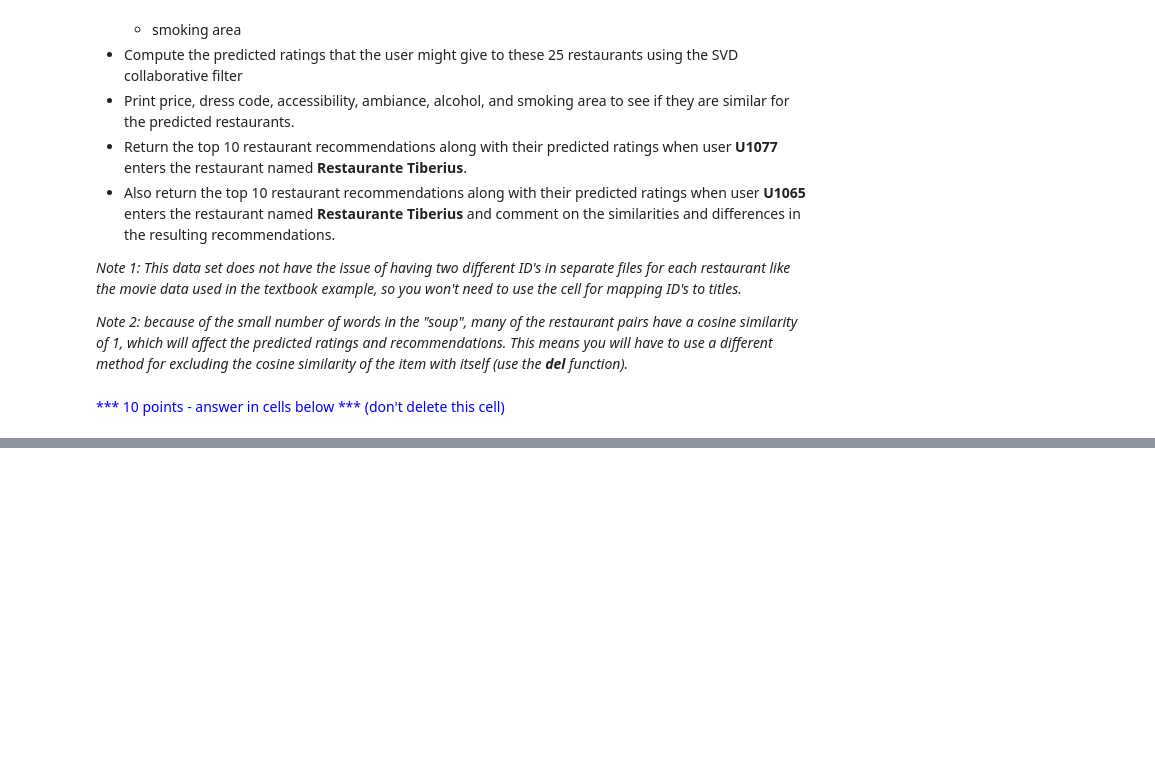
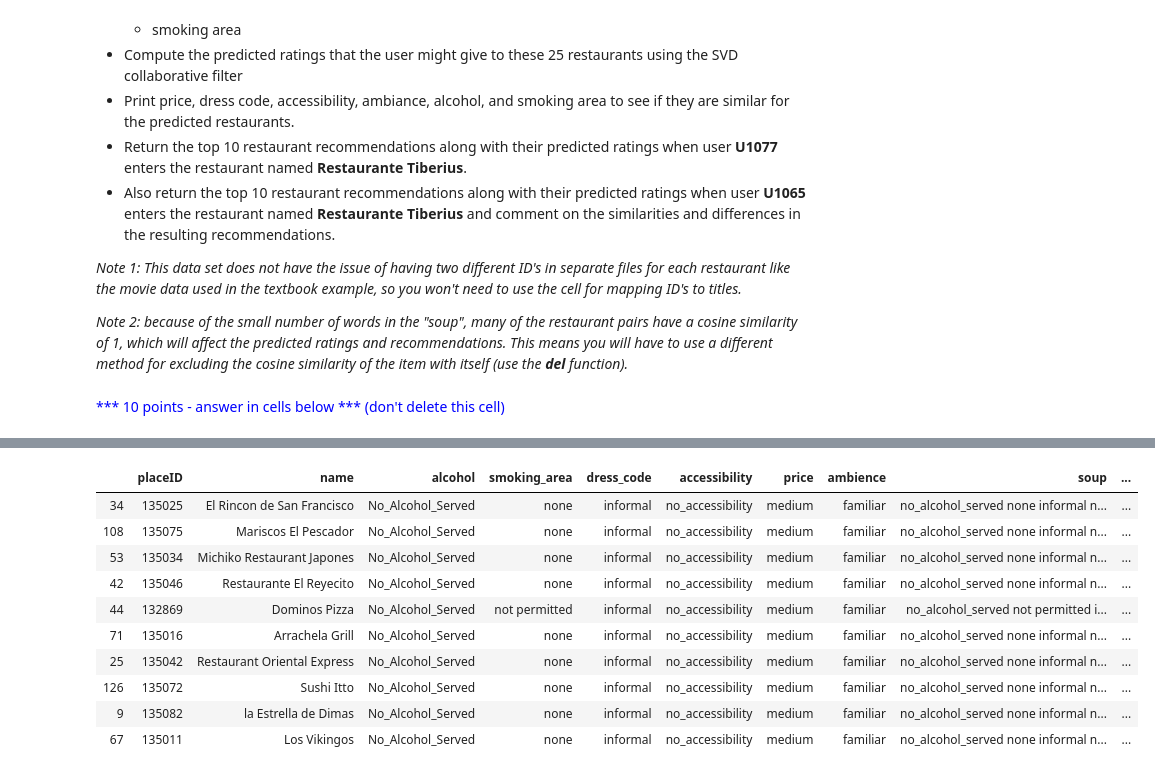
Before and after one commit to seanwhyland/DS775, a Jupyter notebook: lesson_11/Lesson 11 Homework - RecSys 2/Lesson 11 Homework - RecSys 2.ipynb, the cells around one changed output, grey strips where cells are left out. Drawn from its saved outputs; the diff is of its cells as text; code cells hidden in the pictures; blank space fills up the shorter version.

```diff
--- a/lesson_11/Lesson 11 Homework - RecSys 2/Lesson 11 Homework - RecSys 2.ipynb
+++ b/lesson_11/Lesson 11 Homework - RecSys 2/Lesson 11 Homework - RecSys 2.ipynb
@@ -323,0 +352,14 @@ def hybrid(user_id, isbn):
+# %%
+hybrid(geoplaces_df, '1065', 'Restaurante Tiberius')
+# %% [output]
+|  | placeID | name | alcohol | smoking_area | dress_code | accessibility | price | ambience | soup | ... |
+| 34 | 135025 | El Rincon de San Francisco | No_Alcohol_Served | none | informal | no_accessibility | medium | familiar | no_alcohol_served none informal n... | ... |
+| 108 | 135075 | Mariscos El Pescador | No_Alcohol_Served | none | informal | no_accessibility | medium | familiar | no_alcohol_served none informal n... | ... |
+| 53 | 135034 | Michiko Restaurant Japones | No_Alcohol_Served | none | informal | no_accessibility | medium | familiar | no_alcohol_served none informal n... | ... |
+| 42 | 135046 | Restaurante El Reyecito | No_Alcohol_Served | none | informal | no_accessibility | medium | familiar | no_alcohol_served none informal n... | ... |
+| 44 | 132869 | Dominos Pizza | No_Alcohol_Served | not permitted | informal | no_accessibility | medium | familiar | no_alcohol_served not permitted i... | ... |
+| 71 | 135016 | Arrachela Grill | No_Alcohol_Served | none | informal | no_accessibility | medium | familiar | no_alcohol_served none informal n... | ... |
+| 25 | 135042 | Restaurant Oriental Express | No_Alcohol_Served | none | informal | no_accessibility | medium | familiar | no_alcohol_served none informal n... | ... |
+| 126 | 135072 | Sushi Itto | No_Alcohol_Served | none | informal | no_accessibility | medium | familiar | no_alcohol_served none informal n... | ... |
+| 9 | 135082 | la Estrella de Dimas | No_Alcohol_Served | none | informal | no_accessibility | medium | familiar | no_alcohol_served none informal n... | ... |
+| 67 | 135011 | Los Vikingos | No_Alcohol_Served | none | informal | no_accessibility | medium | familiar | no_alcohol_served none informal n... | ... |
```
Also changed, not shown: parts of 7 cells of this notebook, 2 other files.
